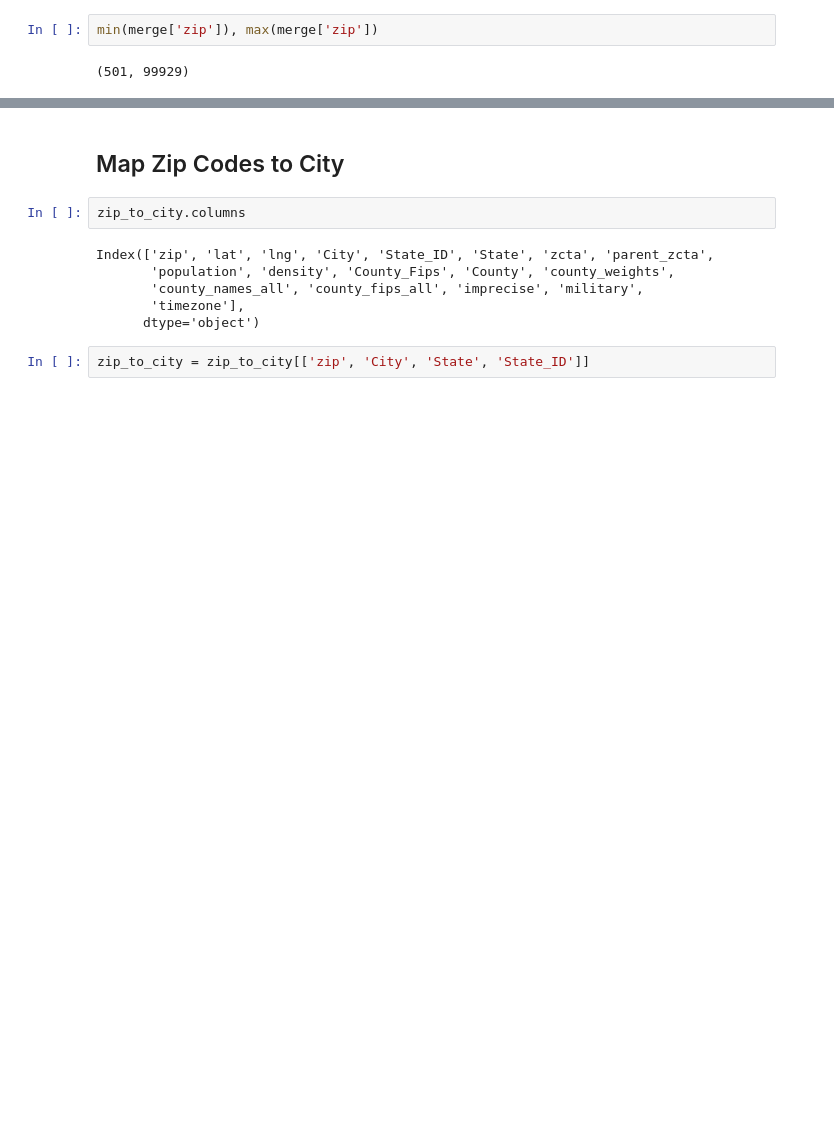
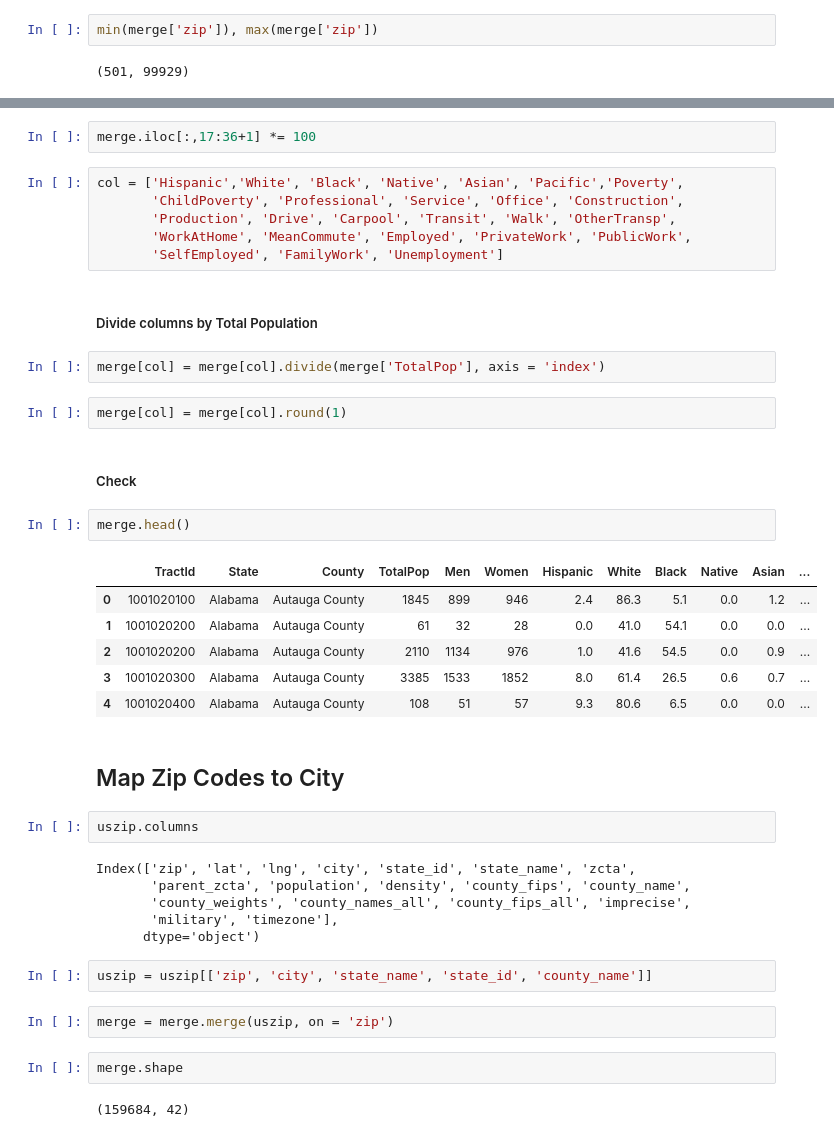
Before and after one commit to CityScape-Datasets/Workspace_Datasets, a Jupyter notebook: Datasets/Census_Data/census.ipynb, the cells around one changed output, grey strips where cells are left out. Saved outputs shown, nothing was run; the diff lists cells and outputs as text; blank space fills up the shorter version.

```diff
--- a/Datasets/Census_Data/census.ipynb
+++ b/Datasets/Census_Data/census.ipynb
@@ -398,12 +386,43 @@ min(merge['zip']), max(merge['zip'])
+# %%
+merge.iloc[:,17:36+1] *= 100
+# %%
+col = ['Hispanic','White', 'Black', 'Native', 'Asian', 'Pacific','Poverty',
+       'ChildPoverty', 'Professional', 'Service', 'Office', 'Construction',
+       'Production', 'Drive', 'Carpool', 'Transit', 'Walk', 'OtherTransp',
+       'WorkAtHome', 'MeanCommute', 'Employed', 'PrivateWork', 'PublicWork',
+       'SelfEmployed', 'FamilyWork', 'Unemployment']
+# %% [markdown]
+##### Divide columns by Total Population
+# %%
+merge[col] = merge[col].divide(merge['TotalPop'], axis = 'index')
+# %%
+merge[col] = merge[col].round(1)
+# %% [markdown]
+##### Check
+# %%
+merge.head()
+# %% [output]
+|  | TractId | State | County | TotalPop | Men | Women | Hispanic | White | Black | Native | Asian | ... |
+| 0 | 1001020100 | Alabama | Autauga County | 1845 | 899 | 946 | 2.4 | 86.3 | 5.1 | 0.0 | 1.2 | ... |
+| 1 | 1001020200 | Alabama | Autauga County | 61 | 32 | 28 | 0.0 | 41.0 | 54.1 | 0.0 | 0.0 | ... |
+| 2 | 1001020200 | Alabama | Autauga County | 2110 | 1134 | 976 | 1.0 | 41.6 | 54.5 | 0.0 | 0.9 | ... |
+| 3 | 1001020300 | Alabama | Autauga County | 3385 | 1533 | 1852 | 8.0 | 61.4 | 26.5 | 0.6 | 0.7 | ... |
+| 4 | 1001020400 | Alabama | Autauga County | 108 | 51 | 57 | 9.3 | 80.6 | 6.5 | 0.0 | 0.0 | ... |
 # %% [markdown]
 ## Map Zip Codes to City
 # %%
-zip_to_city.columns
+uszip.columns
 # %% [output]
-Index(['zip', 'lat', 'lng', 'City', 'State_ID', 'State', 'zcta', 'parent_zcta',
-       'population', 'density', 'County_Fips', 'County', 'county_weights',
-       'county_names_all', 'county_fips_all', 'imprecise', 'military',
-       'timezone'],
+Index(['zip', 'lat', 'lng', 'city', 'state_id', 'state_name', 'zcta',
+       'parent_zcta', 'population', 'density', 'county_fips', 'county_name',
+       'county_weights', 'county_names_all', 'county_fips_all', 'imprecise',
+       'military', 'timezone'],
       dtype='object')
-# %%
-zip_to_city = zip_to_city[['zip', 'City', 'State', 'State_ID']]
+# %%
+uszip = uszip[['zip', 'city', 'state_name', 'state_id', 'county_name']]
+# %%
+merge = merge.merge(uszip, on = 'zip')
+# %%
+merge.shape
+# %% [output]
+(159684, 42)
```
Also changed, not shown: parts of 45 cells of this notebook, 8 other files.
